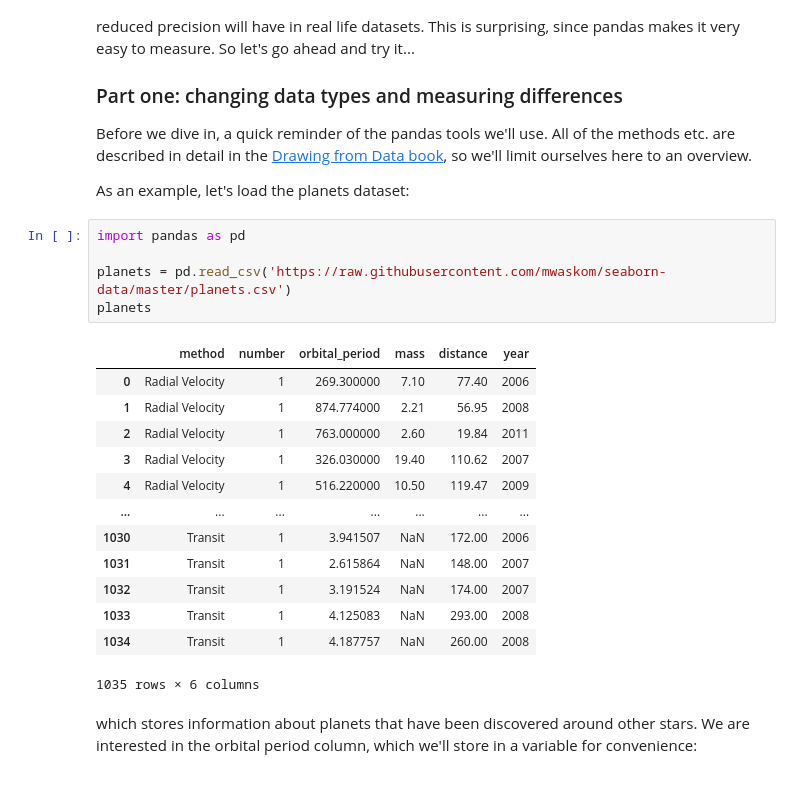
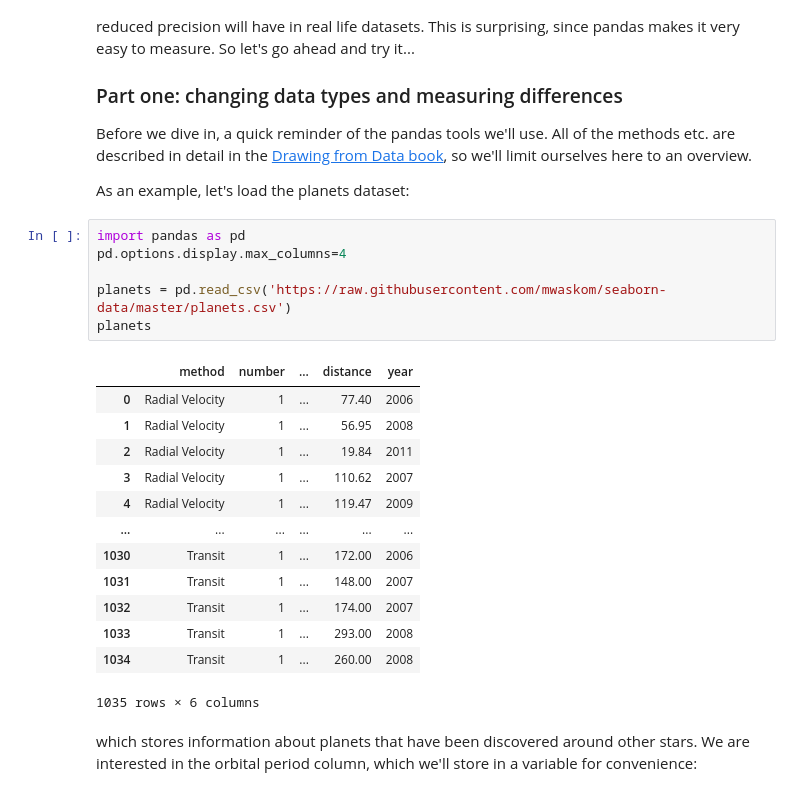
Before and after one commit to mojones/dfd_jupyter_test, a Jupyter notebook: _notebooks/Article.ipynb, the cells around one changed output. Drawn from its saved outputs; the diff is of its cells as text.

Commit message:
smaller tables

```diff
--- a/_notebooks/Article.ipynb
+++ b/_notebooks/Article.ipynb
@@ -40,22 +40,23 @@ Before we dive in, a quick reminder of the pandas tools we'll use. All of the me
 As an example, let's load the planets dataset:
 # %%
 import pandas as pd
+pd.options.display.max_columns=4
 
 planets = pd.read_csv('https://raw.githubusercontent.com/mwaskom/seaborn-data/master/planets.csv')
 planets
 # %% [output]
-|  | method | number | orbital_period | mass | distance | year |
-| 0 | Radial Velocity | 1 | 269.300000 | 7.10 | 77.40 | 2006 |
-| 1 | Radial Velocity | 1 | 874.774000 | 2.21 | 56.95 | 2008 |
-| 2 | Radial Velocity | 1 | 763.000000 | 2.60 | 19.84 | 2011 |
-| 3 | Radial Velocity | 1 | 326.030000 | 19.40 | 110.62 | 2007 |
-| 4 | Radial Velocity | 1 | 516.220000 | 10.50 | 119.47 | 2009 |
-| ... | ... | ... | ... | ... | ... | ... |
-| 1030 | Transit | 1 | 3.941507 | NaN | 172.00 | 2006 |
-| 1031 | Transit | 1 | 2.615864 | NaN | 148.00 | 2007 |
-| 1032 | Transit | 1 | 3.191524 | NaN | 174.00 | 2007 |
-| 1033 | Transit | 1 | 4.125083 | NaN | 293.00 | 2008 |
-| 1034 | Transit | 1 | 4.187757 | NaN | 260.00 | 2008 |
+|  | method | number | ... | distance | year |
+| 0 | Radial Velocity | 1 | ... | 77.40 | 2006 |
+| 1 | Radial Velocity | 1 | ... | 56.95 | 2008 |
+| 2 | Radial Velocity | 1 | ... | 19.84 | 2011 |
+| 3 | Radial Velocity | 1 | ... | 110.62 | 2007 |
+| 4 | Radial Velocity | 1 | ... | 119.47 | 2009 |
+| ... | ... | ... | ... | ... | ... |
+| 1030 | Transit | 1 | ... | 172.00 | 2006 |
+| 1031 | Transit | 1 | ... | 148.00 | 2007 |
+| 1032 | Transit | 1 | ... | 174.00 | 2007 |
+| 1033 | Transit | 1 | ... | 293.00 | 2008 |
+| 1034 | Transit | 1 | ... | 260.00 | 2008 |
 1035 rows × 6 columns
 # %% [markdown]
 which stores information about planets that have been discovered around other stars. We are interested in the orbital period column, which we'll store in a variable for convenience:
```
Also changed, not shown: parts of 8 cells of this notebook.
